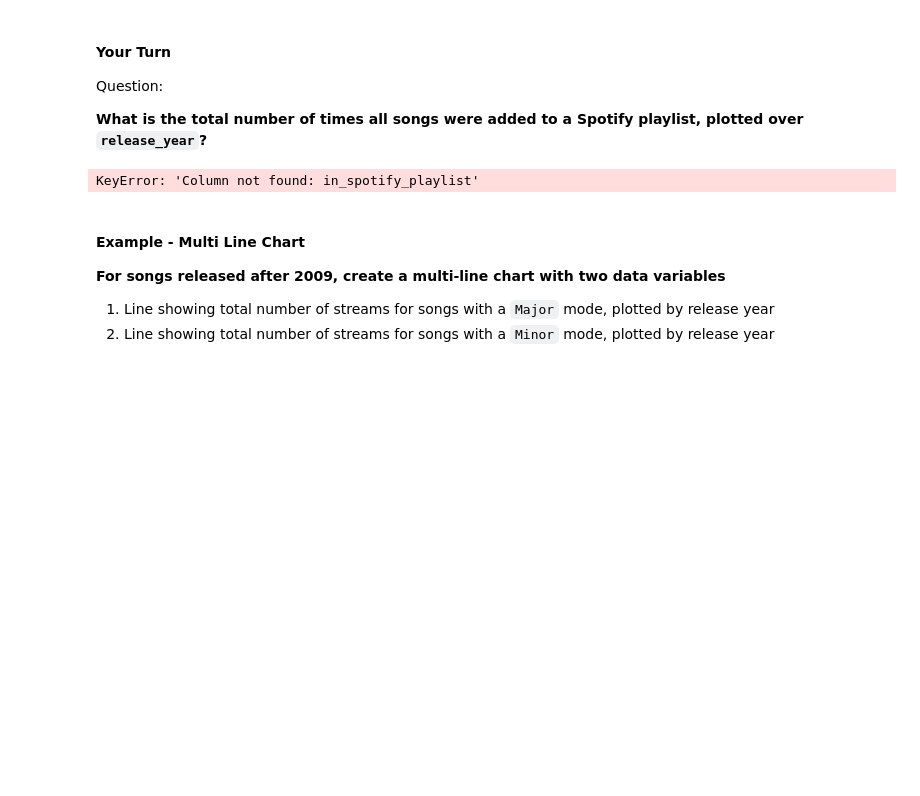
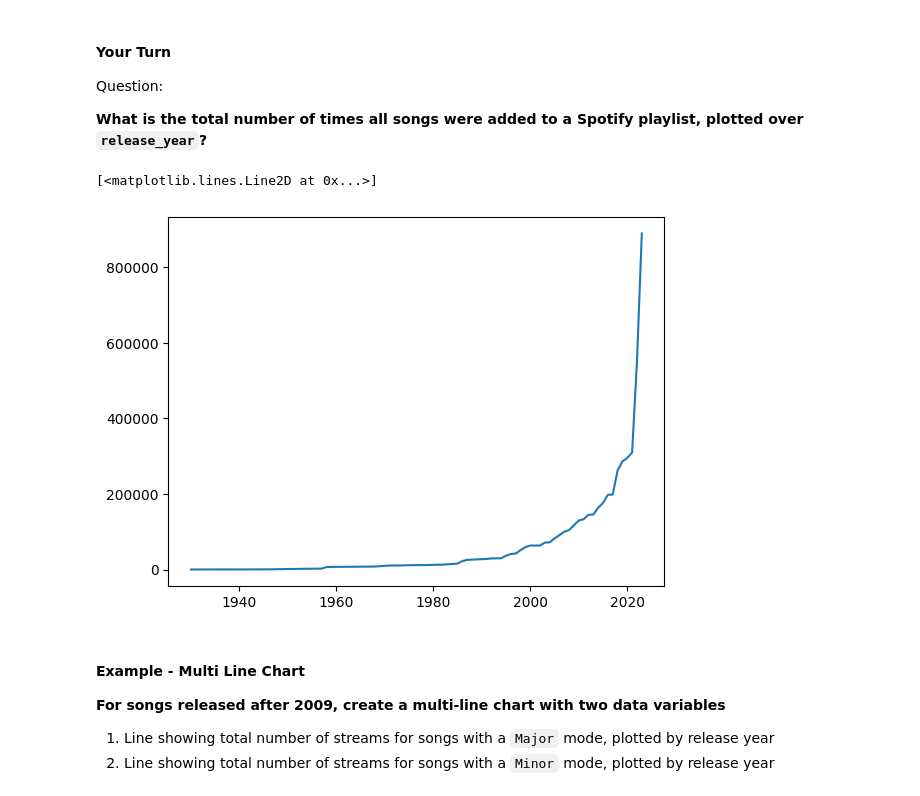
Before and after one commit to john1jung/data-analysis-projects-class-19-and-20, a Jupyter notebook: class-19/exercises/data-viz-exercises.ipynb, the cells around one changed output. Cells and saved outputs as stored; diff of their text form; code cells hidden in the pictures; blank space fills up the shorter version.

```diff
--- a/class-19/exercises/data-viz-exercises.ipynb
+++ b/class-19/exercises/data-viz-exercises.ipynb
@@ -100,11 +106,12 @@ Question:
 # %%
 # Code Here
 
 years = numpy.sort(df["released_year"].unique())
-sum_playlist = numpy.sort(df.groupby("released_year")["in_spotify_playlist"].sum())
-sum_playlist
+sum_playlist = numpy.sort(df.groupby("released_year")["in_spotify_playlists"].sum())
+plt.plot(years, sum_playlist)
 # %% [output]
-KeyError: 'Column not found: in_spotify_playlist'
+[<matplotlib.lines.Line2D at 0x...>]
+[figure, added]
 # %% [markdown]
 #### Example - Multi Line Chart
 
```
Also changed, not shown: parts of 10 cells of this notebook, 1 other file.
